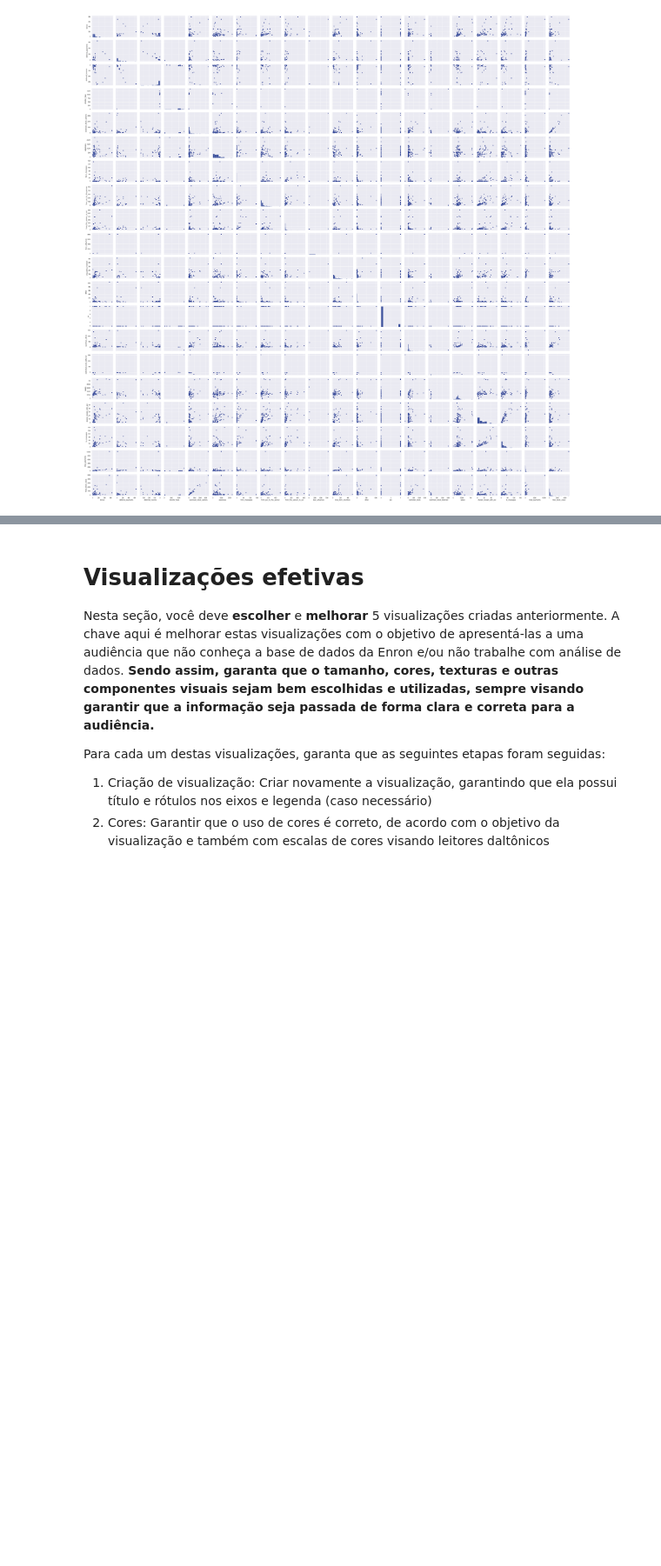
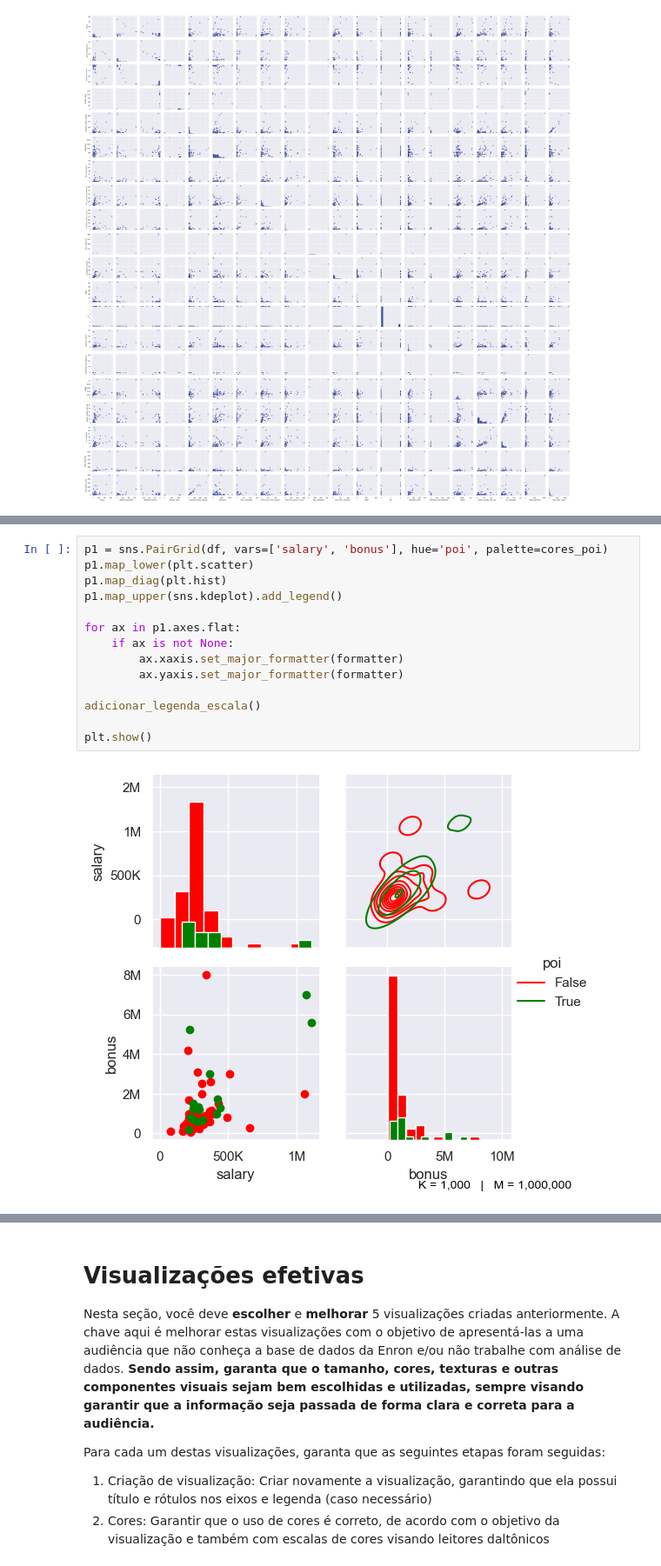
Before and after one commit to GhortheBrute/Preparacao-e-Analise-Exploratoria-de-Dados, a Jupyter notebook: Atividade Prática/Jesus Wildes - AED - ATP (Etapa 3).ipynb, the cells around one changed output, grey strips where cells are left out. Shown at 87% size. Drawn from its saved outputs; the diff is of its cells as text; blank space fills up the shorter version.

```diff
--- a/Atividade Prática/Jesus Wildes - AED - ATP (Etapa 3).ipynb
+++ b/Atividade Prática/Jesus Wildes - AED - ATP (Etapa 3).ipynb
@@ -400,0 +416,16 @@ plt.show()
+# %%
+p1 = sns.PairGrid(df, vars=['salary', 'bonus'], hue='poi', palette=cores_poi)
+p1.map_lower(plt.scatter)
+p1.map_diag(plt.hist)
+p1.map_upper(sns.kdeplot).add_legend()
+
+for ax in p1.axes.flat:
+    if ax is not None:
+        ax.xaxis.set_major_formatter(formatter)
+        ax.yaxis.set_major_formatter(formatter)
+
+adicionar_legenda_escala()
+
+plt.show()
+# %% [output]
+[figure, added]
```
Also changed, not shown: parts of 23 cells of this notebook.
